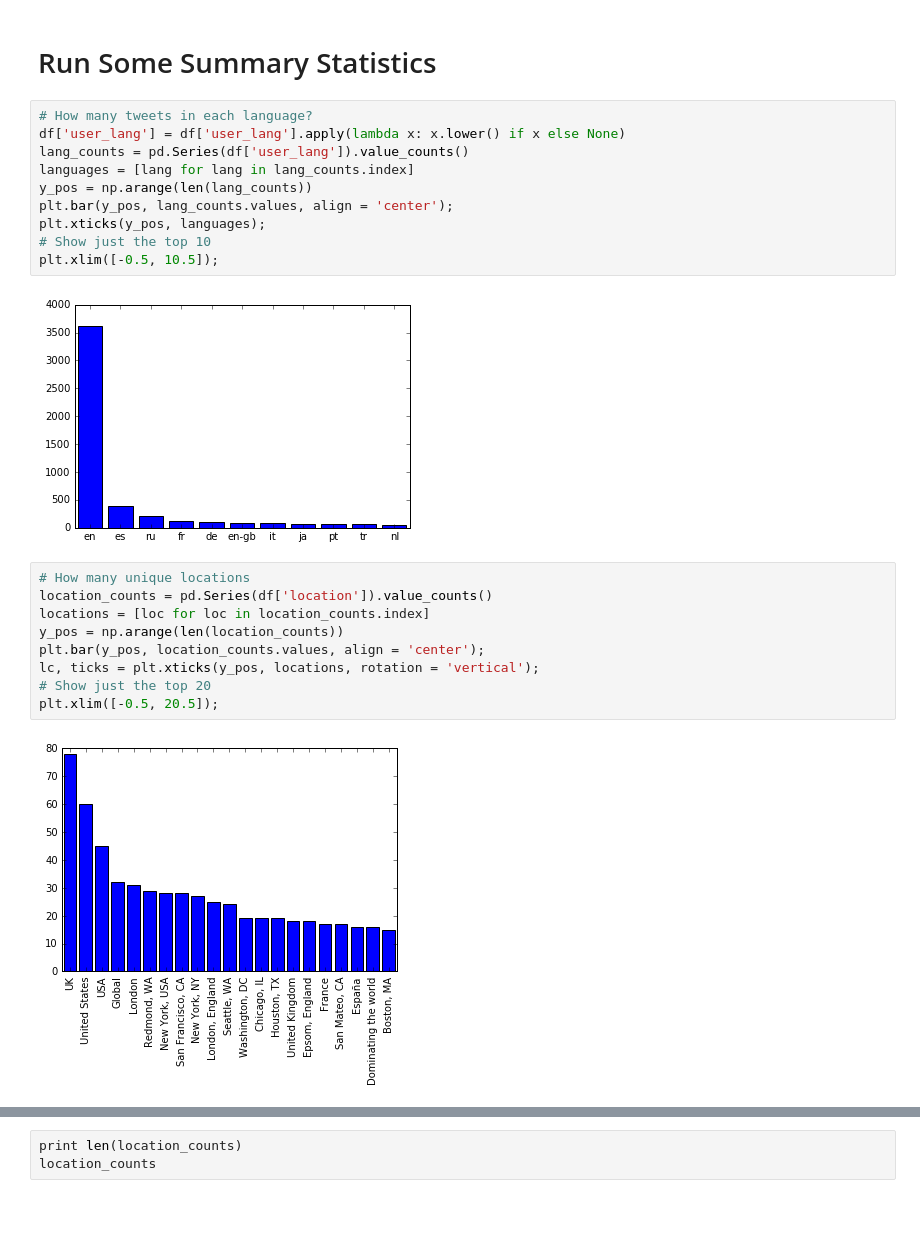
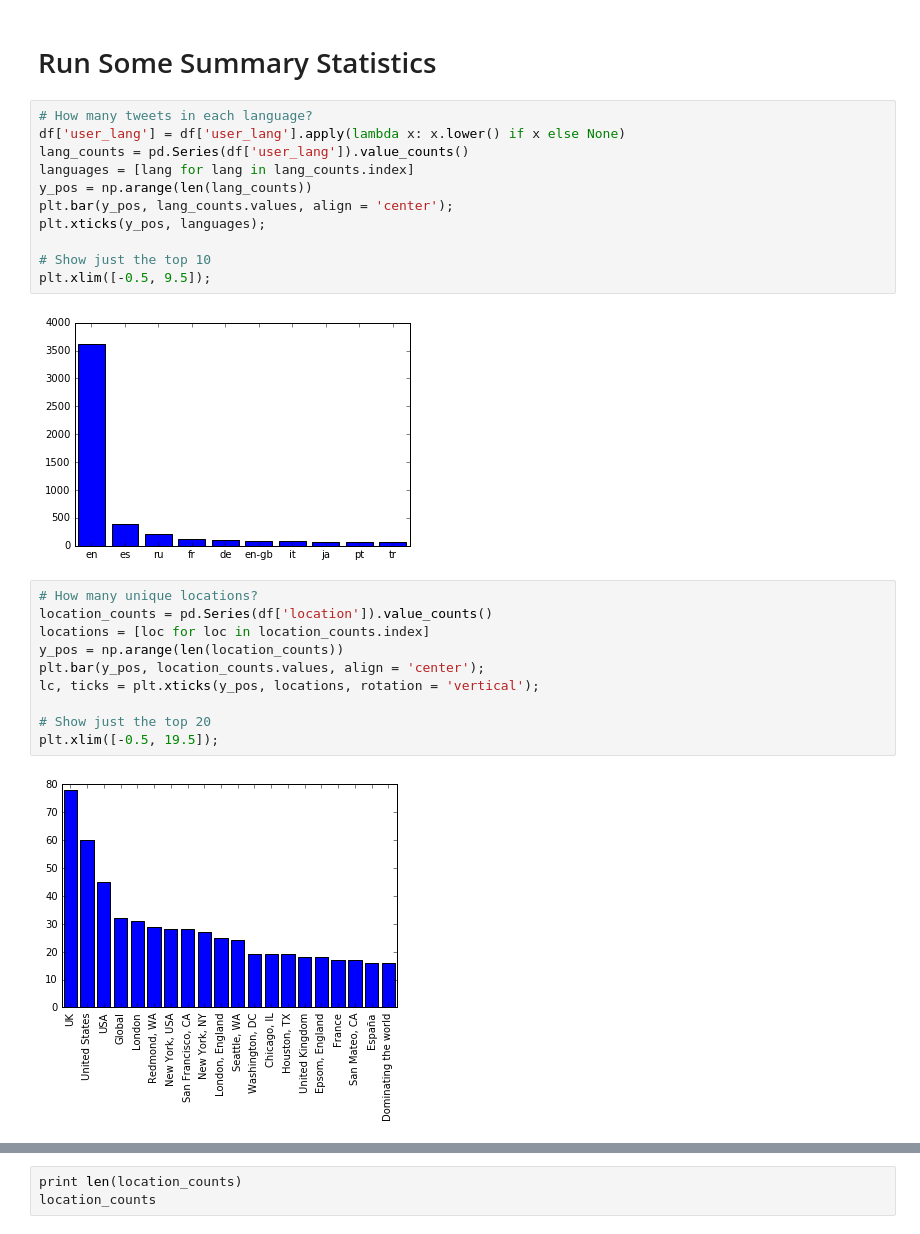
Before and after one commit to damiansp/nuggets, a Jupyter notebook: twitter/3_twitter_analysis.ipynb, the cells around one changed output, grey strips where cells are left out. Drawn from its saved outputs; the diff is of its cells as text.

```diff
--- a/twitter_analysis.ipynb
+++ b/twitter/3_twitter_analysis.ipynb
@@ -25,19 +28,21 @@ languages = [lang for lang in lang_counts.index]
 y_pos = np.arange(len(lang_counts))
 plt.bar(y_pos, lang_counts.values, align = 'center');
 plt.xticks(y_pos, languages);
+
 # Show just the top 10
-plt.xlim([-0.5, 10.5]);
+plt.xlim([-0.5, 9.5]);
 # %% [output]
-[figure, old version]
+[figure, new version]
 # %%
-# How many unique locations
+# How many unique locations?
 location_counts = pd.Series(df['location']).value_counts()
 locations = [loc for loc in location_counts.index]
 y_pos = np.arange(len(location_counts))
 plt.bar(y_pos, location_counts.values, align = 'center');
 lc, ticks = plt.xticks(y_pos, locations, rotation = 'vertical');
+
 # Show just the top 20
-plt.xlim([-0.5, 20.5]);
+plt.xlim([-0.5, 19.5]);
 # %% [output]
-[figure, old version]
+[figure, new version]
 # %% [markdown]
```
Also changed, not shown: parts of 45 cells of this notebook, 27 other files.
